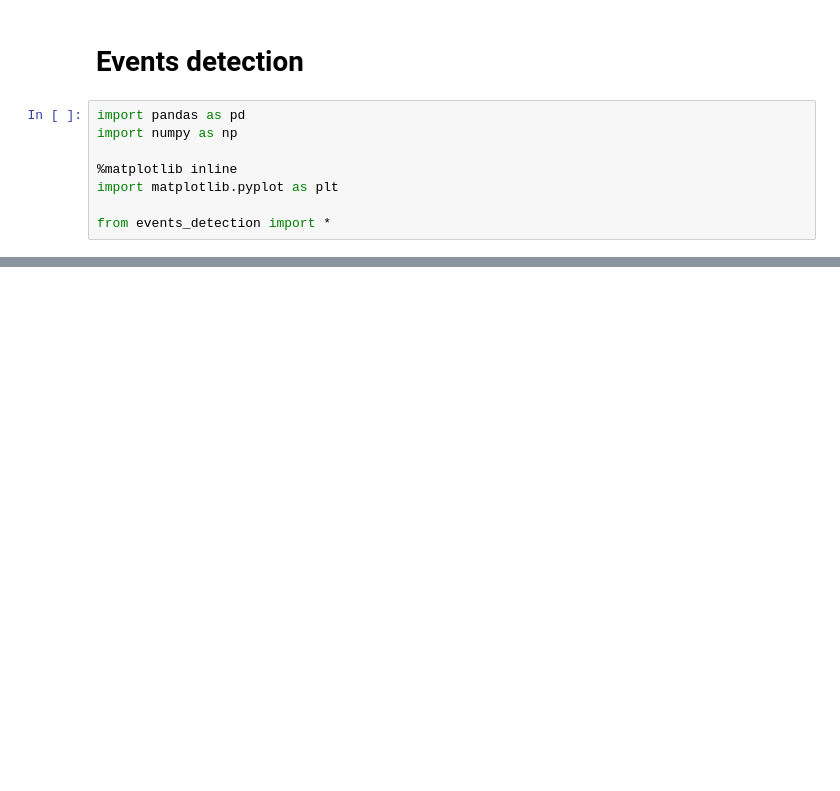
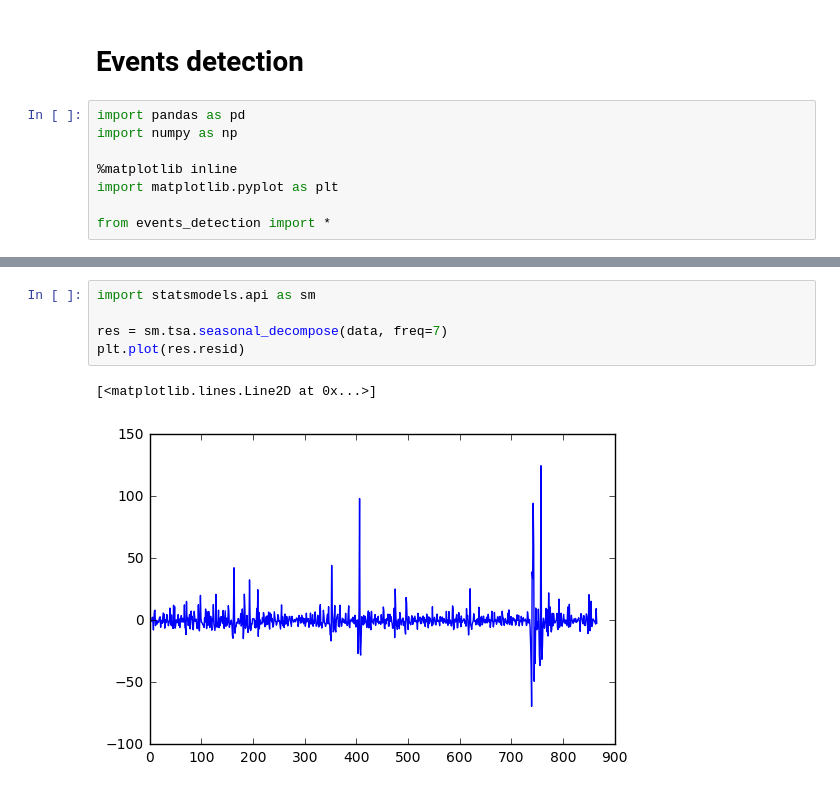
Before and after one commit to jcrouzet/temporal-search-engine, a Jupyter notebook: notebooks/Events detection.ipynb, the cells around one changed output, grey strips where cells are left out. Cells and saved outputs as stored; diff of their text form; blank space fills up the shorter version.

```diff
--- a/notebooks/Events detection.ipynb
+++ b/notebooks/Events detection.ipynb
@@ -56,0 +70,8 @@ events
+# %%
+import statsmodels.api as sm
+
+res = sm.tsa.seasonal_decompose(data, freq=7)
+plt.plot(res.resid)
+# %% [output]
+[<matplotlib.lines.Line2D at 0x...>]
+[figure, added]
```
Also changed, not shown: parts of 7 cells of this notebook, 1 other file.
